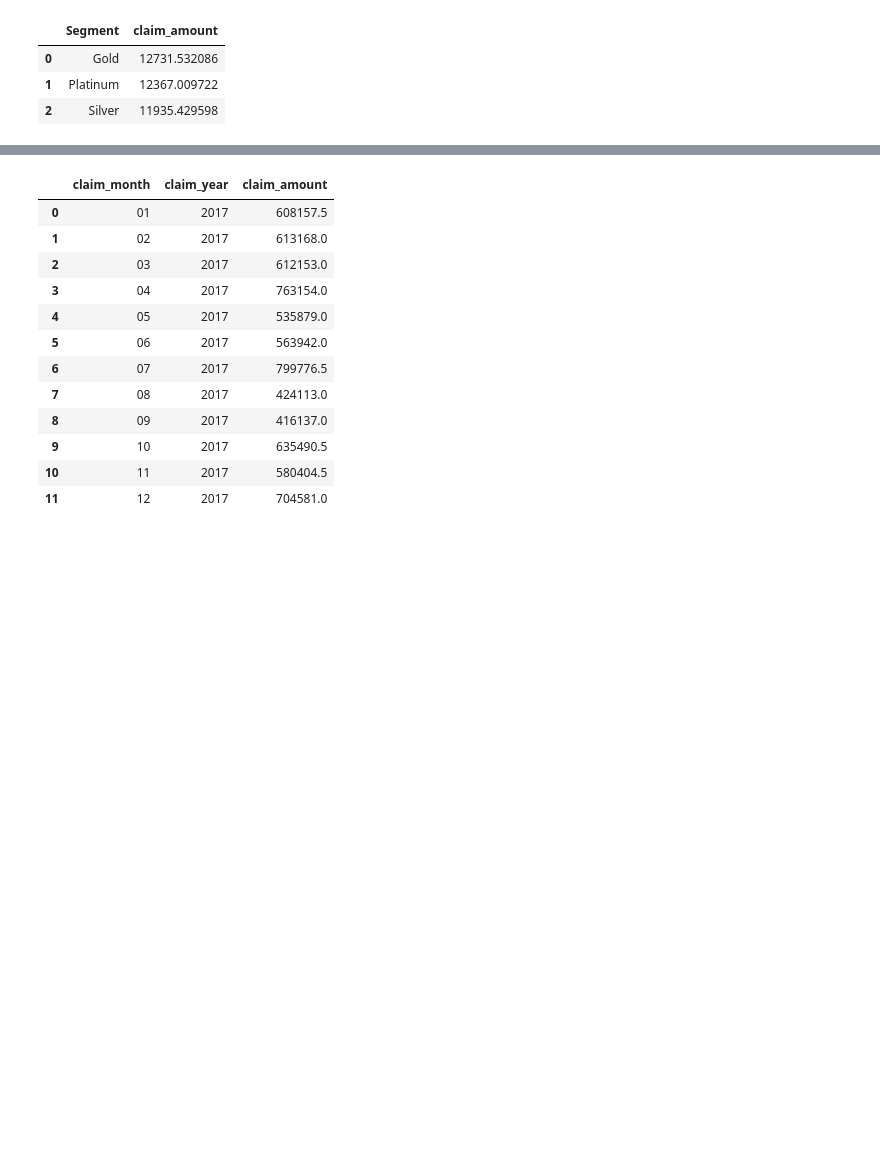
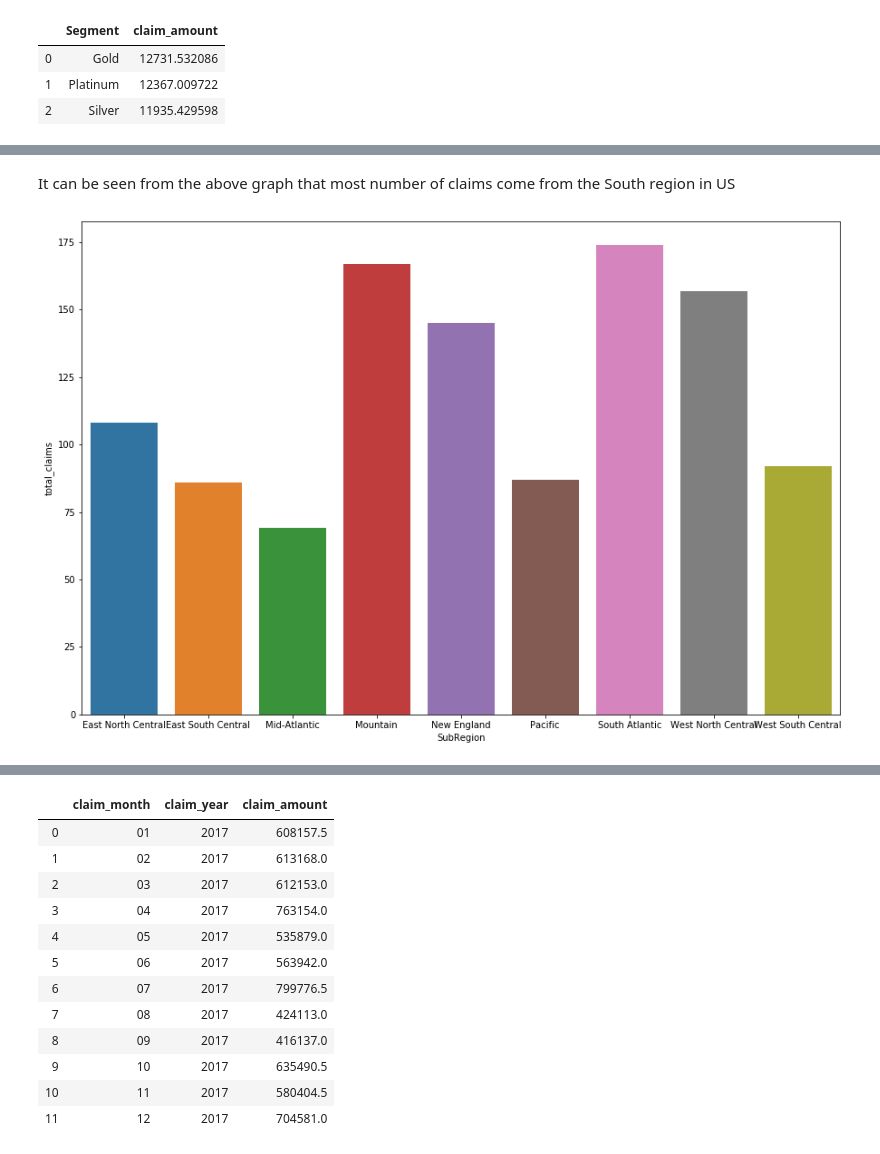
Before and after one commit to AnupamGH/insurance-claim-analytics, a Jupyter notebook: notebook/EDA.ipynb, the cells around one changed output, grey strips where cells are left out. Drawn from its saved outputs; the diff is of its cells as text; code cells hidden in the pictures; blank space fills up the shorter version.

```diff
--- a/notebook/EDA.ipynb
+++ b/notebook/EDA.ipynb
@@ -130,0 +184,9 @@ adult_claims_driver_error[(adult_claims_driver_error['population_category'] =='A
+# %% [markdown]
+It can be seen from the above graph that most number of claims come from the South region in US
+# %%
+fig, ax = plt.subplots(1,1,figsize = (15,10))
+claims_per_region = claims_per_customers.groupby('SubRegion').size().reset_index()
+claims_per_region.rename(columns = {0:'total_claims'}, inplace = True)
+sns.barplot(x = 'SubRegion', y = 'total_claims', data = claims_per_region);
+# %% [output]
+[figure, added]
```
Also changed, not shown: parts of 27 cells of this notebook, 3 other files.
